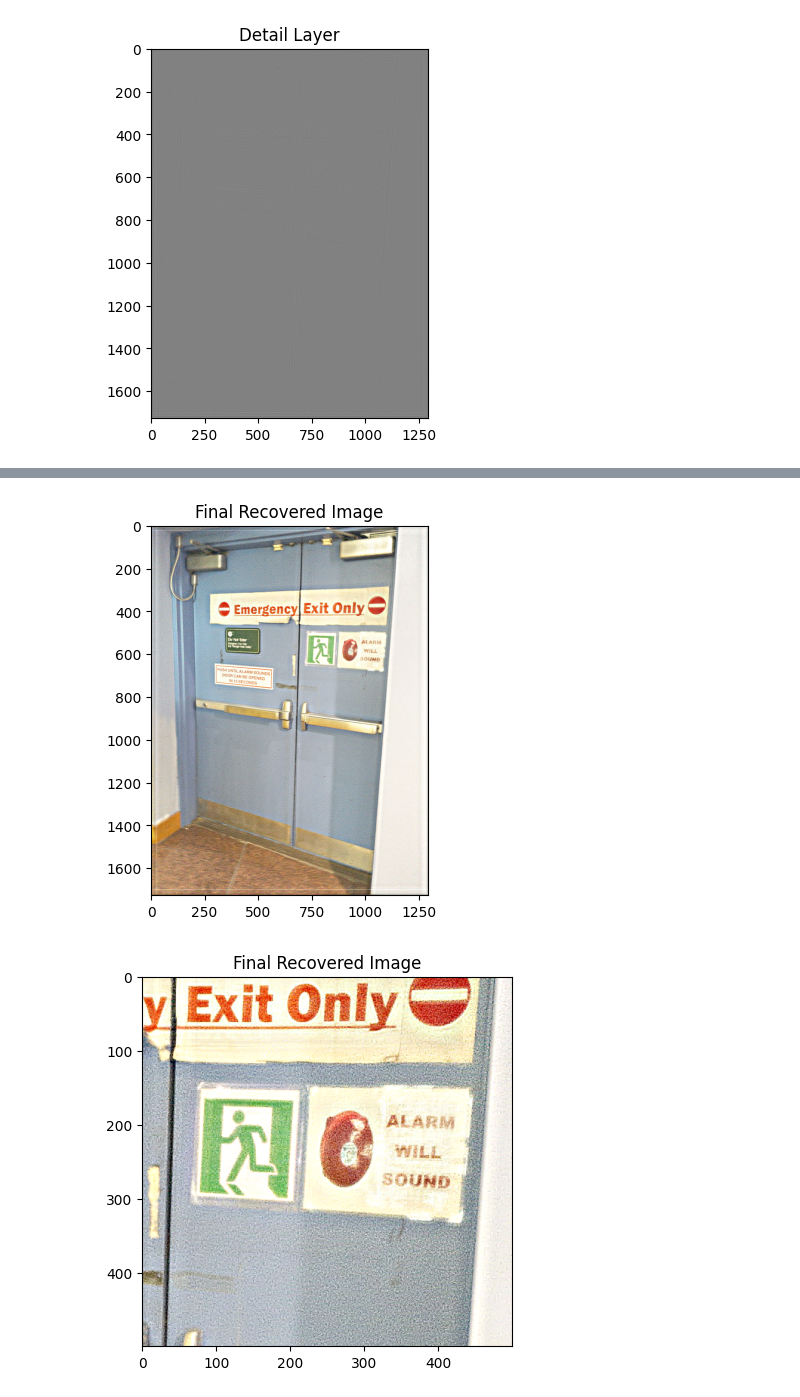
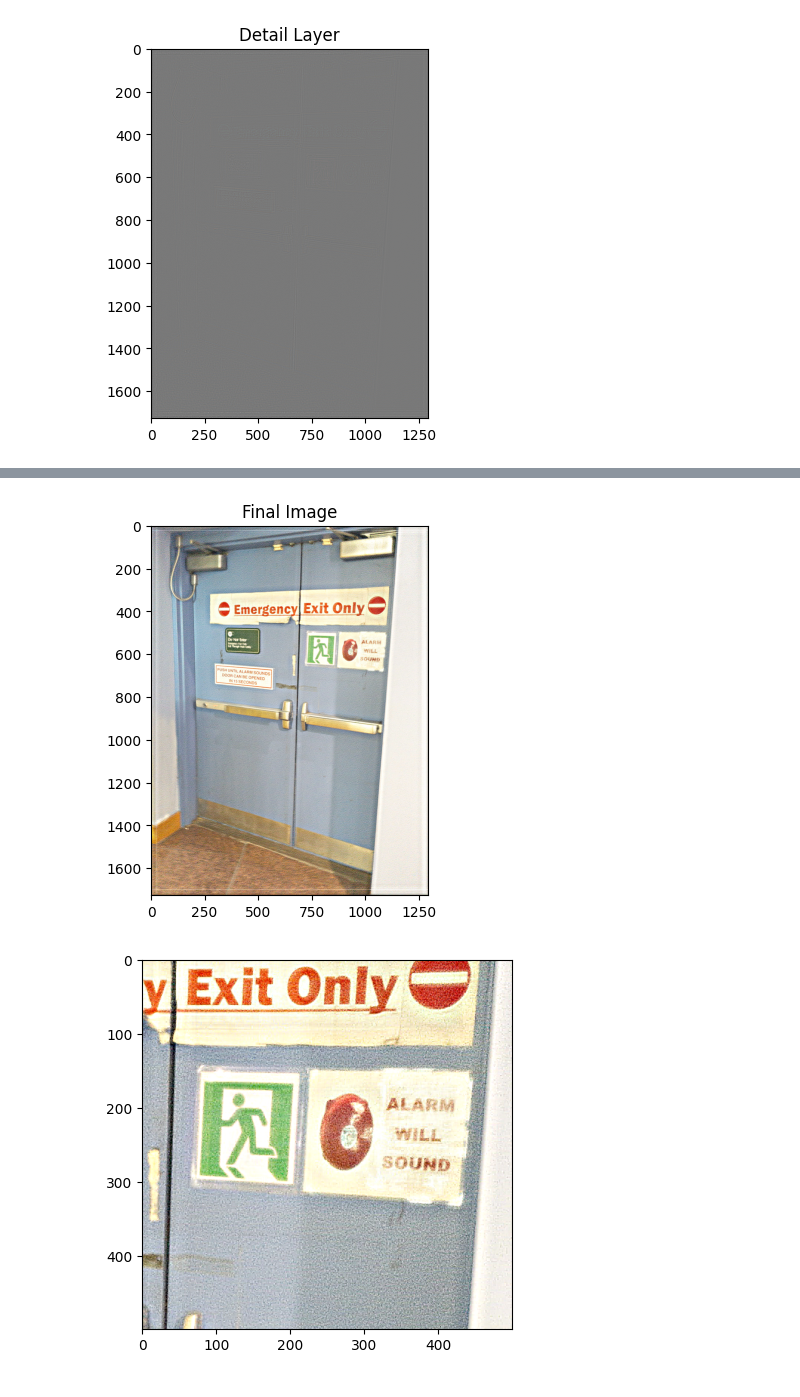
Before and after one commit to WesleyVong/cs445_final_project, a Jupyter notebook: final_project.ipynb, the cells around one changed output, grey strips where cells are left out. Saved outputs shown, nothing was run; the diff lists cells and outputs as text; code cells hidden in the pictures.

```diff
--- a/final_project.ipynb
+++ b/final_project.ipynb
@@ -204,7 +219,7 @@ img_blurry = normalize(img_blurry)
 
 img_blurry_res = img_blurry - img_denoised_blurry
 # %%
-img_res = rl_deconvolve(img_blurry_res,kernel_reconstructed,img_denoised, num_iters=20)
+img_res = rl_deconvolve(img_blurry_res,kernel_estimated,img_denoised)
 # %%
 img_rl = img_denoised + img_res
 display_img(img_rl, 'Residual Deconvolution Result')
@@ -230,14 +245,13 @@ def generate_gain_map(Nd, alpha=0.2):
 
     return I_gain
 # %%
-def gain_controlled_rl(delta_B, K, I_0, I_gain, num_iters=40):
+def gain_controlled_rl(delta_B, K, I_0, I_gain, num_iters=20):
     I = I_0
 
     for n in range(num_iters):
         den = np.stack([scipy.signal.convolve(I[:,:,i]+1,K, mode='same', method='fft') for i in range(channels)],axis=2)
         tmp = np.stack([scipy.signal.correlate((delta_B[:,:,i]+1) / den[:,:,i], K, mode='same', method='fft') for i in range(channels)],axis=2)
         I = I_gain[:,:,None] * (tmp * (I+1) - 1)
-        print(n)
 
     return I
 # %%
@@ -248,4 +262,4 @@ plt.imshow(I_gain,cmap='gray')
 <matplotlib.image.AxesImage at 0x...>
 [figure]
 # %%
-img_res_gain_controlled = gain_controlled_rl(img_blurry_res, kernel_reconstructed, img_denoised, I_gain, num_iters=20)
+img_res_gain_controlled = gain_controlled_rl(img_blurry_res, kernel_estimated, img_denoised, I_gain)
@@ -304,7 +297,7 @@ def joint_bilateral_filter(I, I_g, sigma_d=1.6, sigma_r=0.08, window=3):
 
     return out
 # %%
-img_filtered = joint_bilateral_filter(img_rl, img_gain_controlled, sigma_r=0.1)
+img_filtered = joint_bilateral_filter(img_rl, img_gain_controlled)
 img_detail = img_rl - img_filtered
 display_img(normalize(img_detail), 'Detail Layer')
 # %% [output]
@@ -316,9 +309,9 @@ display_img(normalize(img_filtered)-img_gain_controlled, 'Ringing Layer')
 # %%
 img_recovered = img_gain_controlled + img_detail
-display_img(img_recovered, 'Final Recovered Image')
+display_img(img_recovered, 'Final Image')
 # %% [output]
-[figure, old version]
+[figure, new version]
 # %%
-display_img(img_recovered[350:850, 650:1150], 'Final Recovered Image')
+display_img(img_recovered[350:850, 650:1150])
 # %% [output]
-[figure, old version]
+[figure, new version]
```
Also changed, not shown: parts of 8 cells of this notebook.
